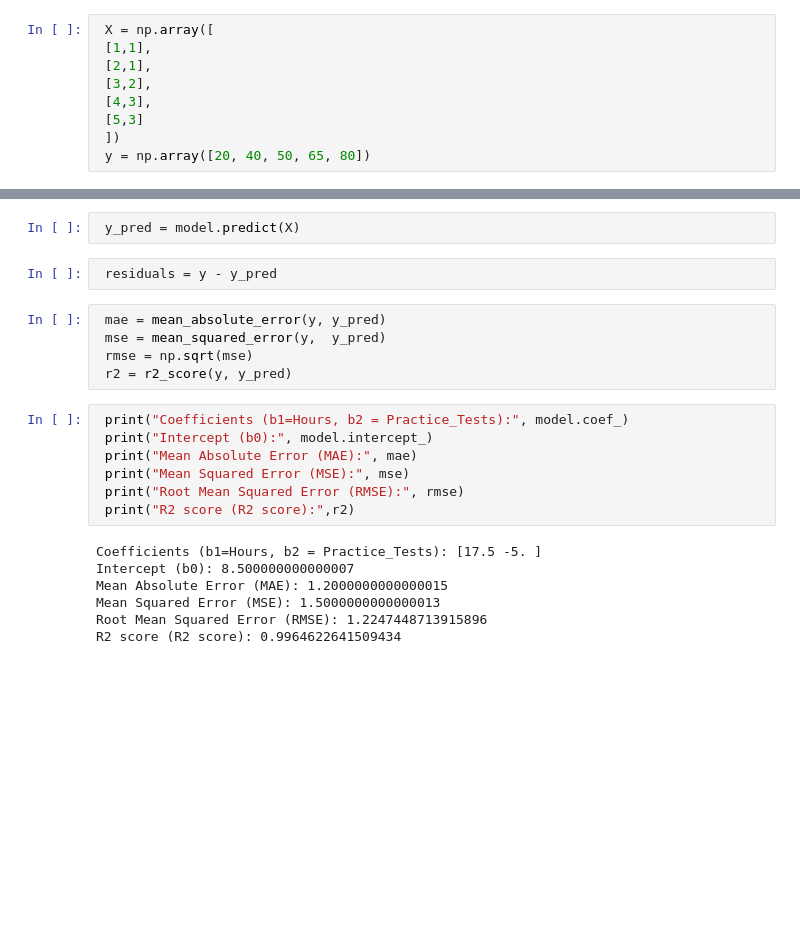
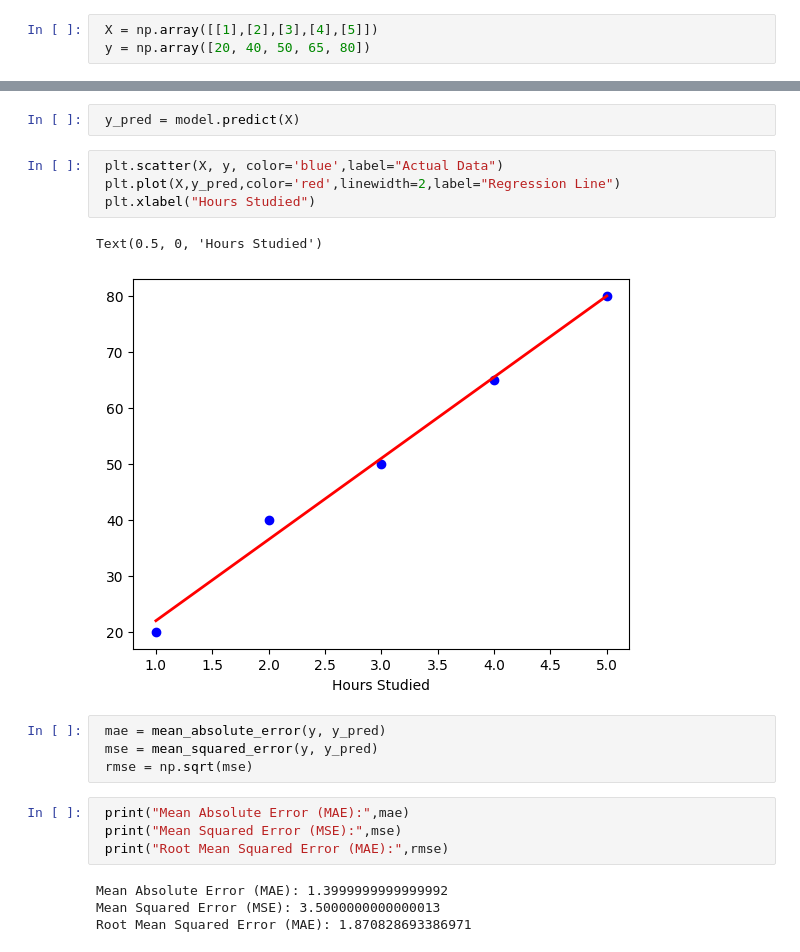
Before and after one commit to HarshKubade/ML_Lab, a Jupyter notebook: ML_9.ipynb, the cells around one changed output, grey strips where cells are left out. Cells and saved outputs as stored; diff of their text form; blank space fills up the shorter version.

```diff
--- a/ML_9.ipynb
+++ b/ML_9.ipynb
@@ -8,11 +8,5 @@
 # %%
- X = np.array([
- [1,1],
- [2,1],
- [3,2],
- [4,3],
- [5,3]
- ])
+ X = np.array([[1],[2],[3],[4],[5]])
  y = np.array([20, 40, 50, 65, 80])
 # %%
  model = LinearRegression()
@@ -21,24 +15,22 @@
 LinearRegression()
 # %%
  y_pred = model.predict(X)
-# %%
- residuals = y - y_pred
+# %%
+ plt.scatter(X, y, color='blue',label="Actual Data")
+ plt.plot(X,y_pred,color='red',linewidth=2,label="Regression Line")
+ plt.xlabel("Hours Studied")
+# %% [output]
+Text(0.5, 0, 'Hours Studied')
+[figure, added]
 # %%
  mae = mean_absolute_error(y, y_pred)
- mse = mean_squared_error(y,  y_pred)
+ mse = mean_squared_error(y, y_pred)
  rmse = np.sqrt(mse)
- r2 = r2_score(y, y_pred)
 # %%
- print("Coefficients (b1=Hours, b2 = Practice_Tests):", model.coef_)
- print("Intercept (b0):", model.intercept_)
- print("Mean Absolute Error (MAE):", mae)
- print("Mean Squared Error (MSE):", mse)
- print("Root Mean Squared Error (RMSE):", rmse)
- print("R2 score (R2 score):",r2)
+ print("Mean Absolute Error (MAE):",mae)
+ print("Mean Squared Error (MSE):",mse)
+ print("Root Mean Squared Error (MAE):",rmse)
 # %% [output]
-Coefficients (b1=Hours, b2 = Practice_Tests): [17.5 -5. ]
-Intercept (b0): 8.500000000000007
-Mean Absolute Error (MAE): 1.2000000000000015
-Mean Squared Error (MSE): 1.5000000000000013
-Root Mean Squared Error (RMSE): 1.2247448713915896
-R2 score (R2 score): 0.9964622641509434
+Mean Absolute Error (MAE): 1.3999999999999992
+Mean Squared Error (MSE): 3.5000000000000013
+Root Mean Squared Error (MAE): 1.870828693386971
```
Also changed, not shown: parts of 5 cells of this notebook.
